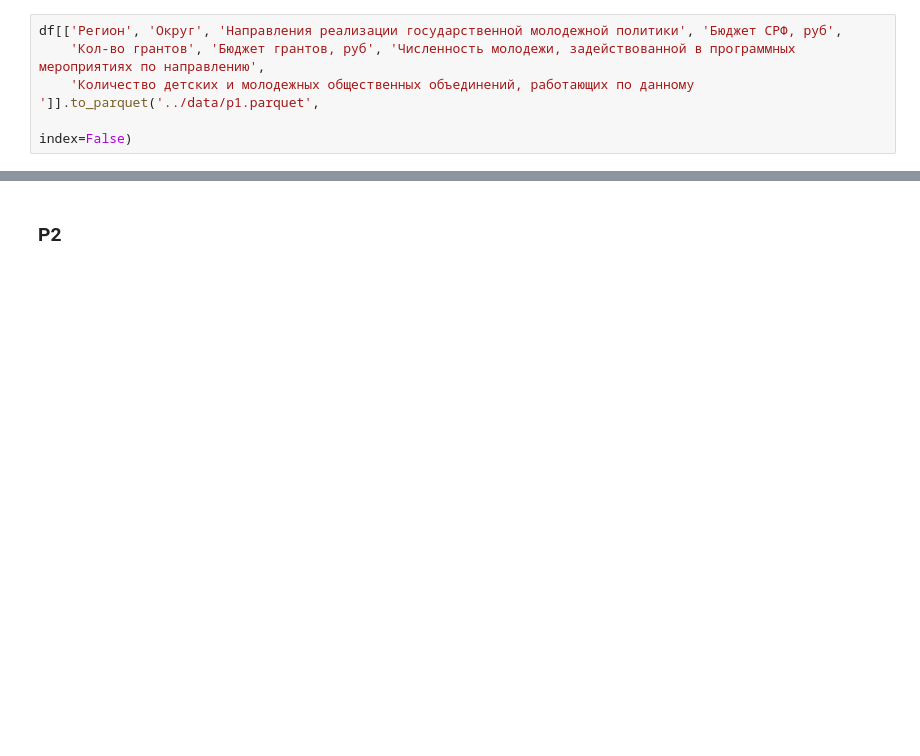
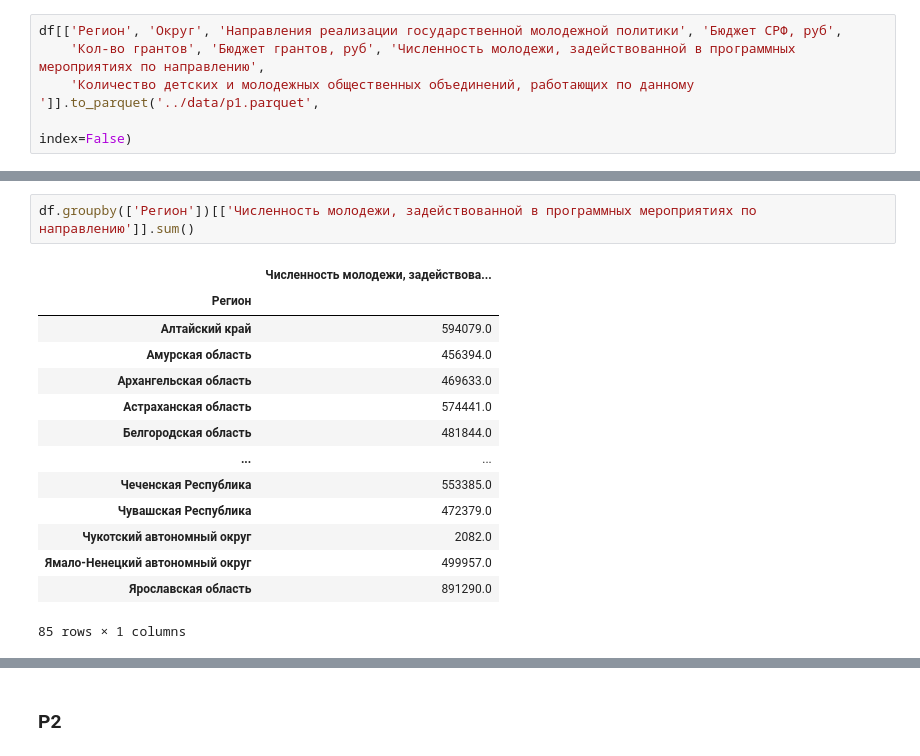
Before and after one commit to alexlakiza/adolescent-dash, a Jupyter notebook: preprocessing/transform_init_data.ipynb, the cells around one changed output, grey strips where cells are left out. Saved outputs shown, nothing was run; the diff lists cells and outputs as text; blank space fills up the shorter version.

```diff
--- a/preprocessing/transform_init_data.ipynb
+++ b/preprocessing/transform_init_data.ipynb
@@ -13,0 +34,17 @@ df[['Регион', 'Округ', 'Направления реализации
+# %%
+df.groupby(['Регион'])[['Численность молодeжи, задействованной в программных мероприятиях по направлению']].sum()
+# %% [output]
+|  | Численность молодeжи, задействова... |
+| Регион |  |
+| Алтайский край | 594079.0 |
+| Амурская область | 456394.0 |
+| Архангельская область | 469633.0 |
+| Астраханская область | 574441.0 |
+| Белгородская область | 481844.0 |
+| ... | ... |
+| Чеченская Республика | 553385.0 |
+| Чувашская Республика | 472379.0 |
+| Чукотский автономный округ | 2082.0 |
+| Ямало-Ненецкий автономный округ | 499957.0 |
+| Ярославская область | 891290.0 |
+85 rows × 1 columns
```
Also changed, not shown: parts of 12 cells of this notebook.
